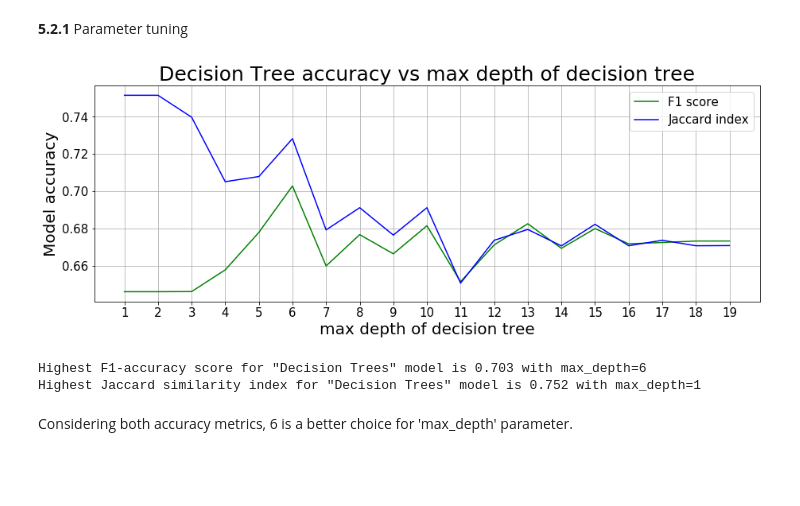
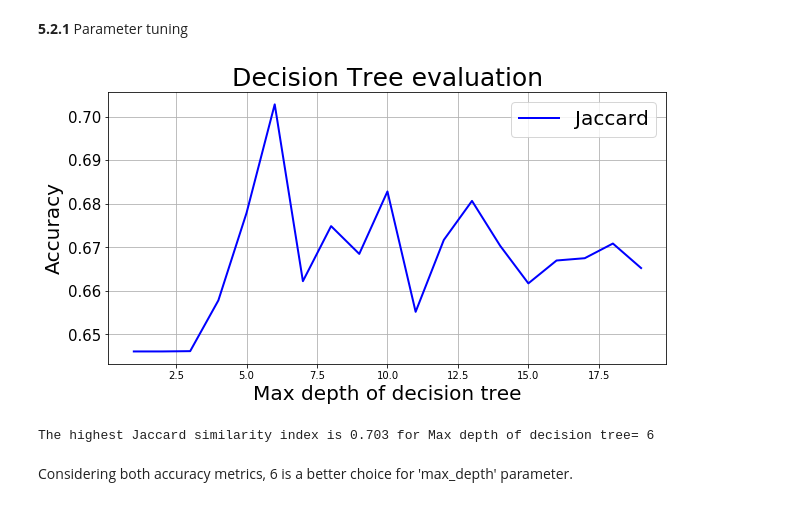
Before and after one commit to Ehsan-Negahbani/Best-Classifier, a Jupyter notebook: Project Notebook.ipynb, the cells around one changed output. Saved outputs shown, nothing was run; the diff lists cells and outputs as text; code cells hidden in the pictures; blank space fills up the shorter version.

```diff
--- a/Project Notebook.ipynb
+++ b/Project Notebook.ipynb
@@ -351,7 +429,6 @@ from sklearn.metrics import accuracy_score, jaccard_similarity_score, f1_score
 from sklearn.model_selection import cross_val_score
 from sklearn.model_selection import KFold
 Ks = 20 # number of neighbors for KNN method
-f1_vals = np.zeros((Ks-1))
 Jac_vals = np.zeros((Ks-1))
 
 for n in range(1, Ks):
@@ -361,34 +438,19 @@ for n in range(1, Ks):
     folds = 10
     kfold = KFold(folds, True, 1)
     n2 = 0
-    f1_kfold_vals = np.zeros((folds))
     Jac_kfold_vals = np.zeros((folds))
     # enumerate splits
     for train_index, test_index in kfold.split(X):
         knn.fit(X[train_index], y[train_index])
         yhat = knn.predict(X[test_index])
-        f1_kfold_vals[n2] = f1_score(y[test_index], yhat,
-                                      average='weighted')
         Jac_kfold_vals[n2] = jaccard_similarity_score(y[test_index], yhat)
         n2+=1
 
     # compute the mean accuracy based on accuracy of k-folds
-    f1_vals[n-1] = f1_kfold_vals.mean()
     Jac_vals[n-1] = Jac_kfold_vals.mean()
 
-
-# plot model accuracy for different values of k (k: number of neighbors)
-plt.figure(figsize=(10,5))
-plt.plot(range(1, Ks), f1_vals, 'g', linewidth = 2)
-plt.plot(range(1, Ks), Jac_vals, 'b', linewidth = 2)
-plt.legend(['F1','Jaccard'], fontsize = 20)
-plt.ylabel('Accuracy', fontsize = 20)
-plt.xlabel('Number of neighbors (k)',  fontsize = 20)
-plt.title('KNN accuracy vs number of neighbors', fontsize = 25)
-plt.xticks(range(1, Ks), range(1, Ks), fontsize = 15)
-plt.yticks( fontsize = 15)
-plt.grid()
-plt.show()
-print('The highest F1 accuracy is {:3.3} for K= {}'.format(max(f1_vals), np.argmax(f1_vals)+1))
-print('The highest Jaccard similarity index is {:3.3} for K= {}'.format(max(Jac_vals), np.argmax(Jac_vals)+1))
+# plot model evaluation and find the optimum parameter
+model_par_name = 'Number of neighbors (K)'
+model_name = 'KNN'
+model_eval_plt(list(range(1, Ks)), Jac_vals, model_name, model_par_name)
 # %% [output]
@@ -399,7 +460,7 @@ The highest Jaccard similarity index is 0.755 for K= 7
 **5.2** Build the final KNN model
 Use the K-value that maximizes the model accuracy based on evaluation graph to build the final KNN model
 # %%
-k=6
+k=7
 knn = KNeighborsClassifier(n_neighbors=k)
 # knn.fit(X_train, y_train) # not sure if I should train the model on the entire data or only the training part!!!
 knn.fit(X, y)
@@ -416,47 +477,37 @@ As you can see, in addition to 'n_neighbors' there are other parameters that can
 # %%
 from sklearn.tree import DecisionTreeClassifier
 maxDepths = 20
 f1_vals = np.zeros((maxDepths-1))
 Jac_vals = np.zeros((maxDepths-1))
 for n in range(1, maxDepths):
     # Build the model
     loanTree = DecisionTreeClassifier(criterion="entropy", max_depth = n)
     # perform a k-fold cross-validation to estimate the model accuracy
     folds = 10
     kfold = KFold(folds, True, 1)
     n2 = 0
     f1_kfold_vals = np.zeros((folds))
     Jac_kfold_vals = np.zeros((folds))
     # enumerate splits
     for train_index, test_index in kfold.split(X):
         loanTree.fit(X[train_index], y[train_index])
         yhat = loanTree.predict(X[test_index])
         f1_kfold_vals[n2] = f1_score(y[test_index], yhat, average='weighted')
         Jac_kfold_vals[n2] = jaccard_similarity_score(y[test_index], yhat)
         n2+=1
 
     # compute the mean accuracy based on accuracy of k-folds
     f1_vals[n-1] = f1_kfold_vals.mean()
     Jac_vals[n-1] = Jac_kfold_vals.mean()
 
-# plot
-plt.figure(figsize=(15,5))
-plt.plot(range(1, maxDepths), f1_vals, 'g')
-plt.plot(range(1, maxDepths), Jac_vals, 'b')
-plt.legend(['F1 score','Jaccard index'], fontsize=15)
-plt.xlabel('max depth of decision tree', fontsize=20)
-plt.ylabel('Model accuracy', fontsize=20)
-plt.title('Decision Tree accuracy vs max depth of decision tree', fontsize = 25)
-plt.yticks( fontsize = 15)
-plt.xticks(range(1, maxDepths), range(1, maxDepths), fontsize=15)
-plt.grid()
-plt.show()
-print('Highest F1-accuracy score for "Decision Trees" model is {:3.3} with max_depth={} '. format(f1_vals.max(), np.argmax(f1_vals)+1))
-print('Highest Jaccard similarity index for "Decision Trees" model is {:3.3} with max_depth={} '. format(Jac_vals.max(), np.argmax(Jac_vals)+1))
+
+# plot model evaluation and find the optimum parameter
+model_par_name = 'Max depth of decision tree'
+model_name = 'Decision Tree'
+model_eval_plt(list(range(1, maxDepths)), f1_vals, model_name, model_par_name)
 # %% [output]
-[figure, old version]
+[figure, new version]
-Highest F1-accuracy score for "Decision Trees" model is 0.703 with max_depth=6
-Highest Jaccard similarity index for "Decision Trees" model is 0.752 with max_depth=1
+The highest Jaccard similarity index is 0.703 for Max depth of decision tree= 6
 # %% [markdown]
 Considering both accuracy metrics, 6 is a better choice for 'max_depth' parameter.
 # %% [markdown]
```
Also changed, not shown: parts of 28 cells of this notebook.
